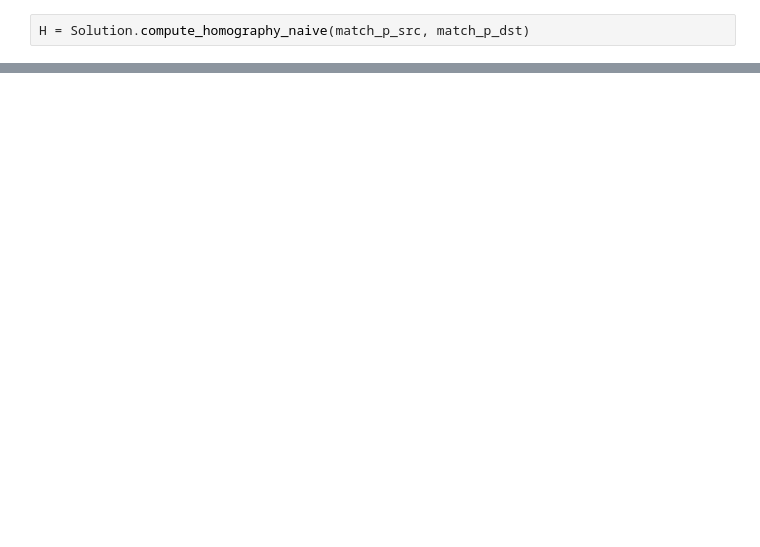
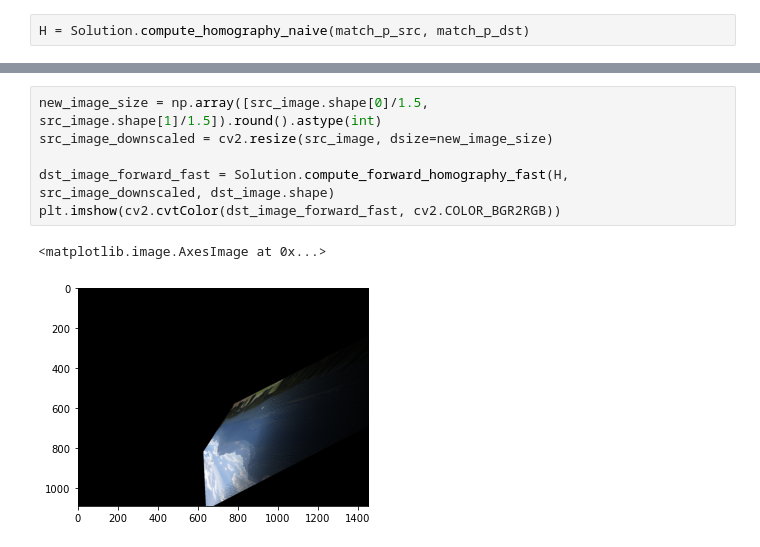
Before and after one commit to lev1ayz/HomographyAndPanorama, a Jupyter notebook: testing_notebook.ipynb, the cells around one changed output, grey strips where cells are left out. Drawn from its saved outputs; the diff is of its cells as text; blank space fills up the shorter version.

```diff
--- a/testing_notebook.ipynb
+++ b/testing_notebook.ipynb
@@ -34,0 +30,9 @@ plt.imshow(dst_image_forward)
+# %%
+new_image_size = np.array([src_image.shape[0]/1.5, src_image.shape[1]/1.5]).round().astype(int)
+src_image_downscaled = cv2.resize(src_image, dsize=new_image_size)
+
+dst_image_forward_fast = Solution.compute_forward_homography_fast(H, src_image_downscaled, dst_image.shape)
+plt.imshow(cv2.cvtColor(dst_image_forward_fast, cv2.COLOR_BGR2RGB))
+# %% [output]
+<matplotlib.image.AxesImage at 0x...>
+[figure, added]
```
Also changed, not shown: parts of 7 cells of this notebook, 4 other files.
